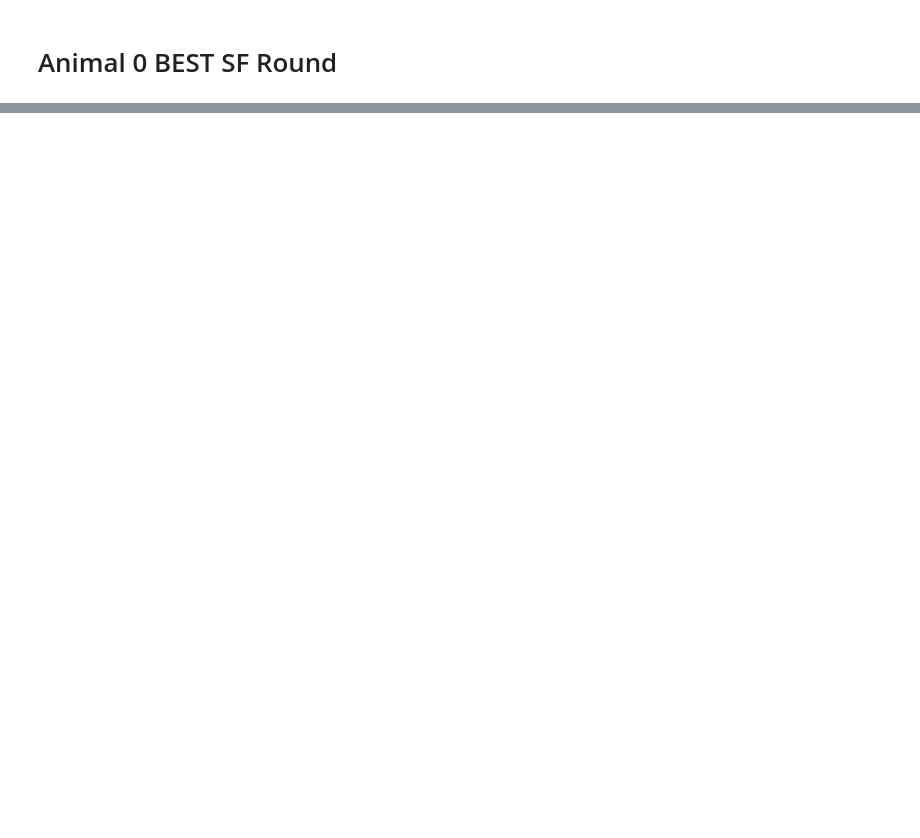
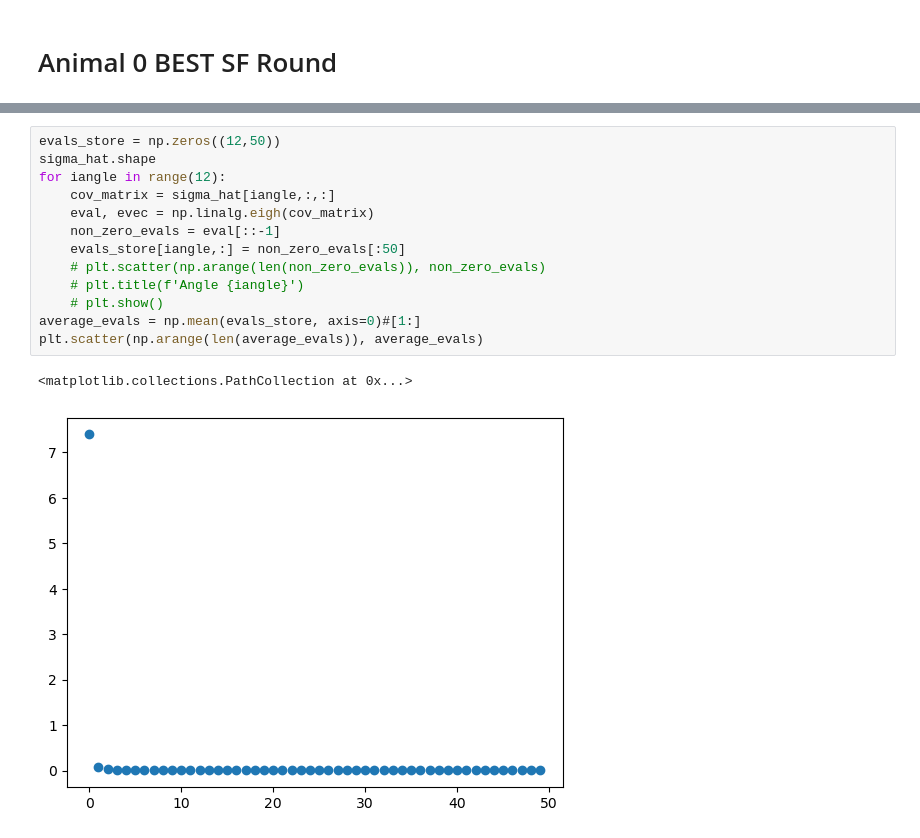
Before and after one commit to scastedo/wishart-process, a Jupyter notebook: back_to_basics.ipynb, the cells around one changed output, grey strips where cells are left out. Cells and saved outputs as stored; diff of their text form; blank space fills up the shorter version.

```diff
--- a/back_to_basics.ipynb
+++ b/back_to_basics.ipynb
@@ -229,0 +493,16 @@ K = TEST_RESPONSE.shape[0]
+# %%
+evals_store = np.zeros((12,50))
+sigma_hat.shape
+for iangle in range(12):
+    cov_matrix = sigma_hat[iangle,:,:]
+    eval, evec = np.linalg.eigh(cov_matrix)
+    non_zero_evals = eval[::-1]
+    evals_store[iangle,:] = non_zero_evals[:50]
+    # plt.scatter(np.arange(len(non_zero_evals)), non_zero_evals)
+    # plt.title(f'Angle {iangle}')
+    # plt.show()
+average_evals = np.mean(evals_store, axis=0)#[1:]
+plt.scatter(np.arange(len(average_evals)), average_evals)
+# %% [output]
+<matplotlib.collections.PathCollection at 0x...>
+[figure, added]
```
Also changed, not shown: parts of 20 cells of this notebook, 11 other files.
